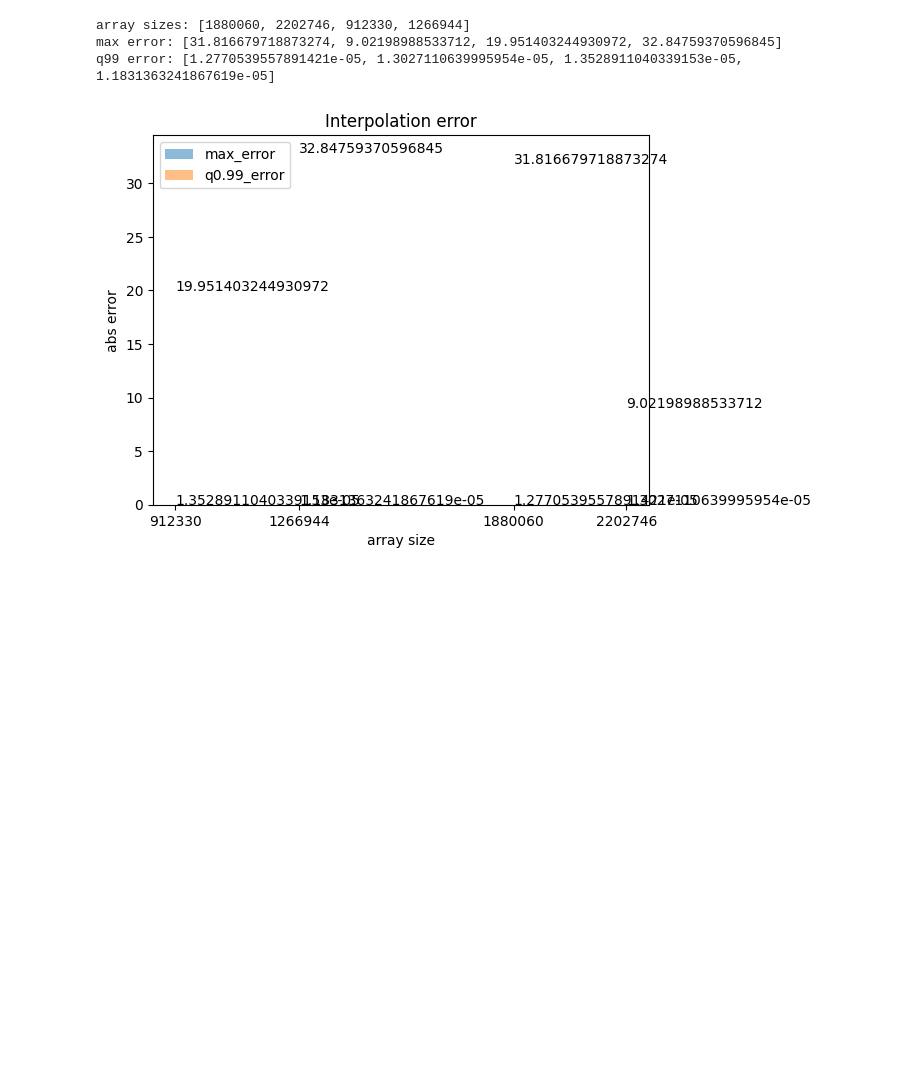
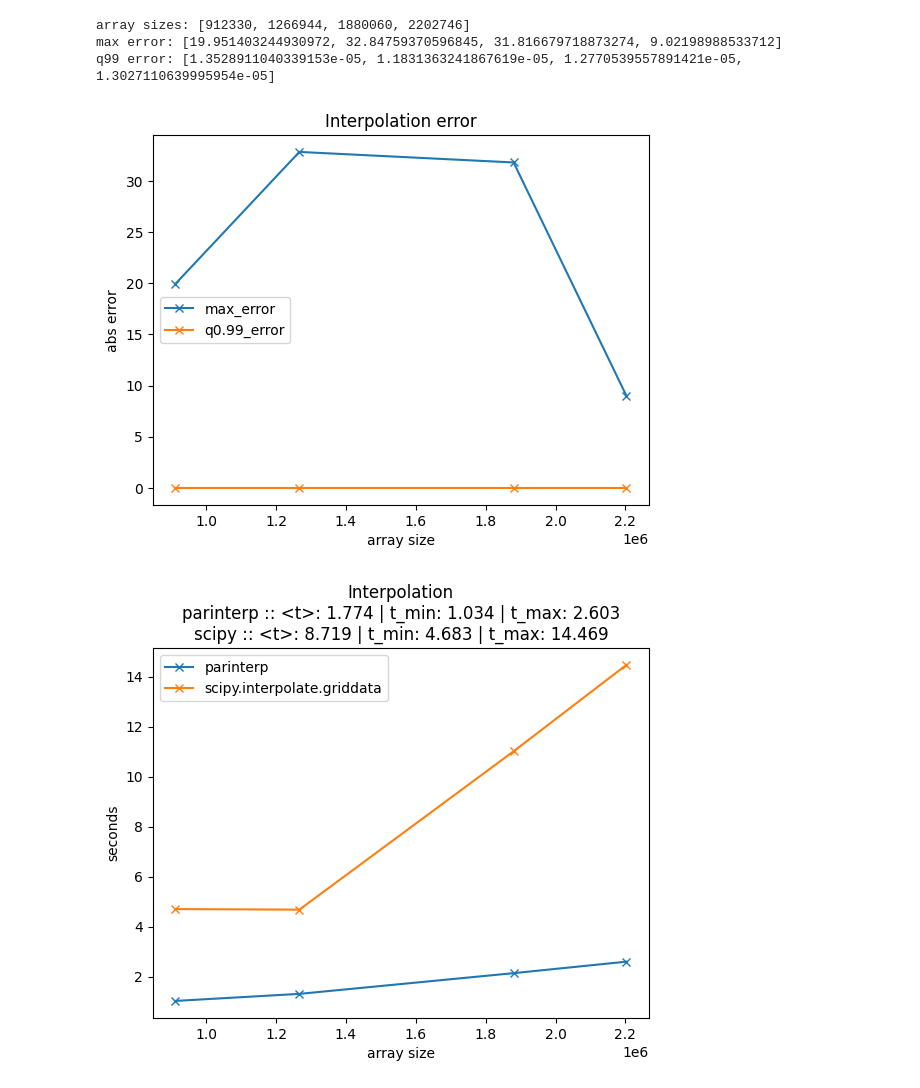
Before and after one commit to alexeybelkov/parinterp, a Jupyter notebook: benchmark/benchmark.ipynb, the cells around one changed output. Drawn from its saved outputs; the diff is of its cells as text; code cells hidden in the pictures; blank space fills up the shorter version.

```diff
--- a/benchmark/benchmark.ipynb
+++ b/benchmark/benchmark.ipynb
@@ -26,43 +26,56 @@ for k, x in tqdm(arrays.items()):
     distances = np.concatenate((x[...,-add_cols:], x, x[...,:add_cols] ), axis=1)
     int_points = np.transpose((np.isnan(distances)).nonzero())
     x_points: np.ndarray = np.transpose((~np.isnan(distances)).nonzero())
     x_values = distances[~np.isnan(distances)]
     surface_map = distances.copy()
 
     my_interp = lambda: Linear2DInterpolator(x_points, -1)(int_points, x_values, 0.0)
     sp_interp = lambda: griddata(x_points, x_values, int_points, method='linear', fill_value=0.0)
 
     sizes.append(x_points.size + int_points.size)
 
-    # times['parinterp'].append(timeit(my_interp, number=4) / 4)
-    # times['scipy'].append(timeit(sp_interp, number=4) / 4)
+    times['parinterp'].append(timeit(my_interp, number=4) / 4)
+    times['scipy'].append(timeit(sp_interp, number=4) / 4)
 
     my_interp = my_interp()
     sp_interp = sp_interp()
 
     ae = np.abs(my_interp - sp_interp)
     max_error.append(ae.max())
     q_error.append(np.quantile(ae, q))
 
+indexes = np.argsort(sizes)
+sizes = [sizes[i] for i in indexes]
+times['parinterp'] = [times['parinterp'][i] for i in indexes]
+times['scipy'] = [times['scipy'][i] for i in indexes]
+max_error = [max_error[i] for i in indexes]
+q_error = [q_error[i] for i in indexes]
+
 print('array sizes:', sizes)
 print('max error:', max_error)
 print('q99 error:', q_error)
-plt.bar(sizes, max_error, label='max_error', alpha=0.5)
-plt.bar(sizes, q_error, label=f'q{q}_error', alpha=0.5)
-plt.xticks(sizes, sizes)
-errors = max_error + q_error
-sizes = sizes + sizes
-for i in range(len(sizes)):
-    plt.text(x=sizes[i] , y=errors[i], s=errors[i], size=10)
+plt.plot(sizes, max_error, label='max_error', marker='x')
+plt.plot(sizes, q_error, label=f'q{q}_error', marker='x')
+
 plt.legend()
 plt.title('Interpolation error')
 plt.xlabel('array size')
 plt.ylabel('abs error')
 plt.savefig('interpolation_error.jpg')
 plt.show()
+
+plt.plot(sizes, times['parinterp'], label='parinterp', marker='x')
+plt.plot(sizes, times['scipy'], label='scipy.interpolate.griddata', marker='x')
+plt.legend()
+plt.title('Interpolation\n' + '\n'.join([f'{k} :: <t>: {np.round(np.mean(times[k]),3)} | t_min: {np.round(np.min(times[k]), 3)} | t_max: {np.round(np.max(times[k]), 3)}' for k in times.keys()]))
+plt.xlabel('array size')
+plt.ylabel('seconds')
+plt.show()
+
 # plt.clf()
 # %% [output]
-array sizes: [1880060, 2202746, 912330, 1266944]
-max error: [31.816679718873274, 9.02198988533712, 19.951403244930972, 32.84759370596845]
-q99 error: [1.2770539557891421e-05, 1.3027110639995954e-05, 1.3528911040339153e-05, 1.1831363241867619e-05]
+array sizes: [912330, 1266944, 1880060, 2202746]
+max error: [19.951403244930972, 32.84759370596845, 31.816679718873274, 9.02198988533712]
+q99 error: [1.3528911040339153e-05, 1.1831363241867619e-05, 1.2770539557891421e-05, 1.3027110639995954e-05]
-[figure, old version]
+[figure, new version]
+[figure, added]
```
Also changed, not shown: 4 other files.
